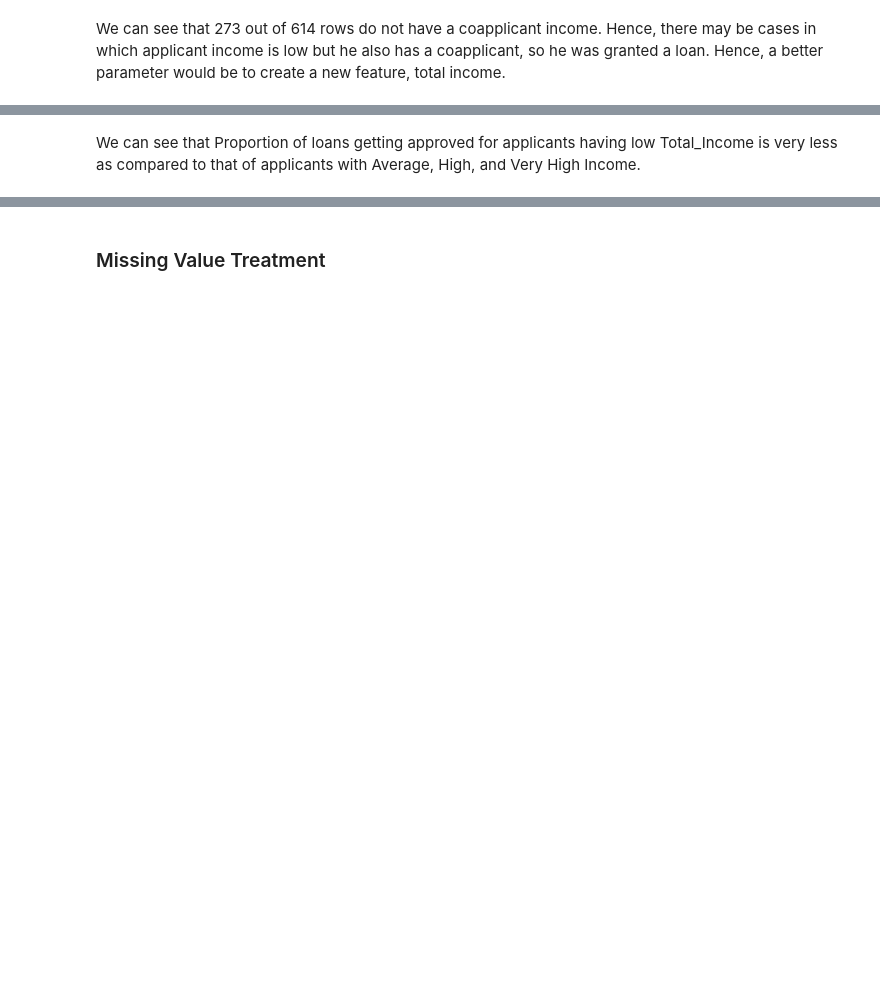
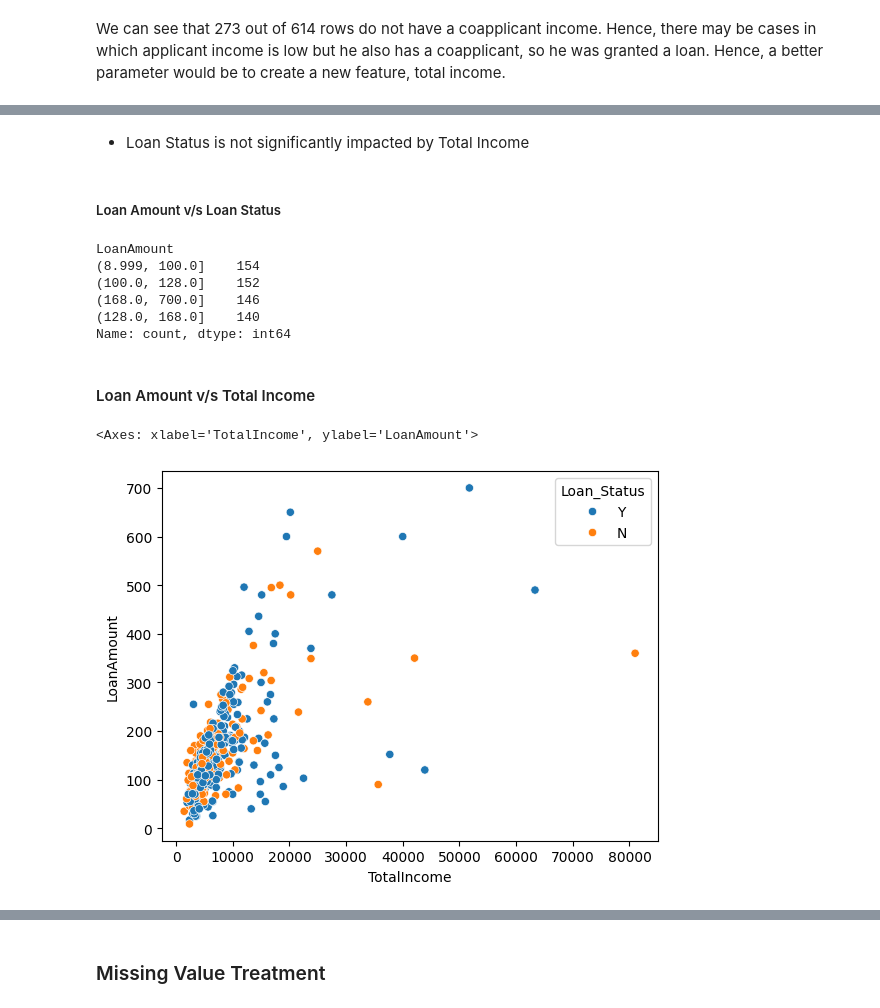
Before and after one commit to zoddtheimmortal/loan-prediction, a Jupyter notebook: loan-approval.ipynb, the cells around one changed output, grey strips where cells are left out. Drawn from its saved outputs; the diff is of its cells as text; code cells hidden in the pictures; blank space fills up the shorter version.

Commit message:
chore: final preprocessing changes
made final changes for data preprocessing

```diff
--- a/loan-approval.ipynb
+++ b/loan-approval.ipynb
@@ -446,2 +484,48 @@ train = train.drop(columns=['Total_Income_bin'])
-# %% [markdown]
-We can see that Proportion of loans getting approved for applicants having low Total_Income is very less as compared to that of applicants with Average, High, and Very High Income.
+# %% [markdown]
+* Loan Status is not significantly impacted by Total Income
+# %% [markdown]
+##### Loan Amount v/s Loan Status
+# %%
+# Create equal frequency bins for 'LoanAmount'
+qbins = pd.qcut(train['LoanAmount'], q=4)  # q is the number of bins
+
+print(qbins.value_counts())
+
+bins = [0, 100, 128, 168, 700]
+
+labels = ['Low', 'Average', 'High', 'Very high']
+
+train['LoanBin'] = pd.cut(train['LoanAmount'], bins, labels=labels) #Here we added Income bin to our datadrame using pd.cut, which helps in binning
+
+LoanBin_crosstab = pd.crosstab(train['LoanBin'], train['Loan_Status'])
+
+LoanBin_normalized = LoanBin_crosstab.div(LoanBin_crosstab.sum(1).astype(float), axis=0)
+
+fig = px.bar(LoanBin_normalized,
+             x=LoanBin_normalized.index,
+             y=['Y', 'N'],
+             title='Loan Approval Status by Loan Amount',
+             labels={'value': 'Percentage', 'variable': 'Loan Status'},
+             category_orders={'LoanBin': labels},
+             color_discrete_sequence=['green', 'red'],
+             width=800, height=500)
+fig.show()
+
+train = train.drop(columns=['LoanBin'])
+# %% [output]
+LoanAmount
+(8.999, 100.0]    154
+(100.0, 128.0]    152
+(168.0, 700.0]    146
+(128.0, 168.0]    140
+Name: count, dtype: int64
+# %% [markdown]
+#### Loan Amount v/s Total Income
+# %%
+import seaborn as sns
+
+# Create a scatter plot
+sns.scatterplot(x='TotalIncome', y='LoanAmount', hue='Loan_Status', data=train)
+# %% [output]
+<Axes: xlabel='TotalIncome', ylabel='LoanAmount'>
+[figure, added]
```
Also changed, not shown: parts of 29 cells of this notebook.
